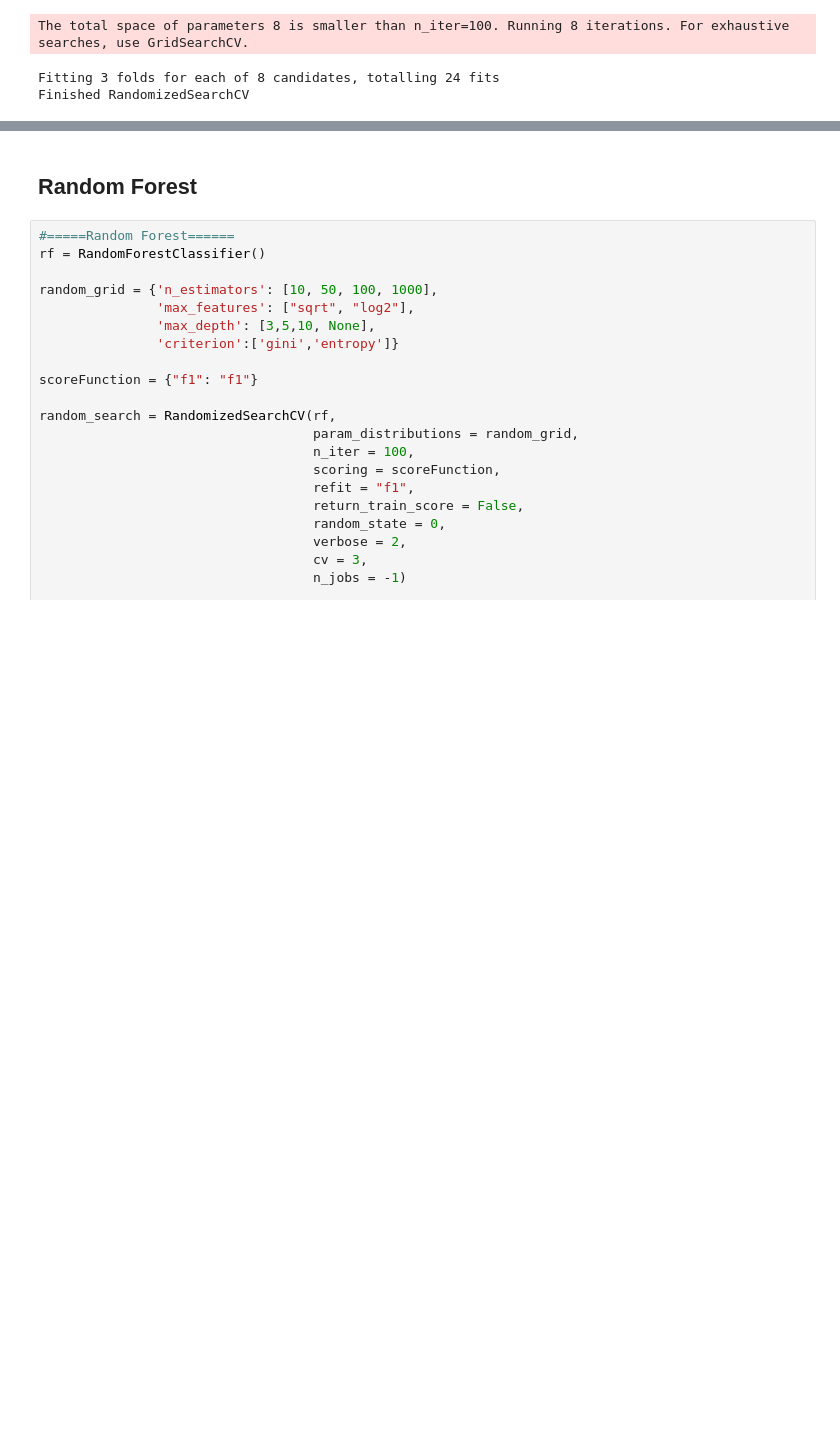
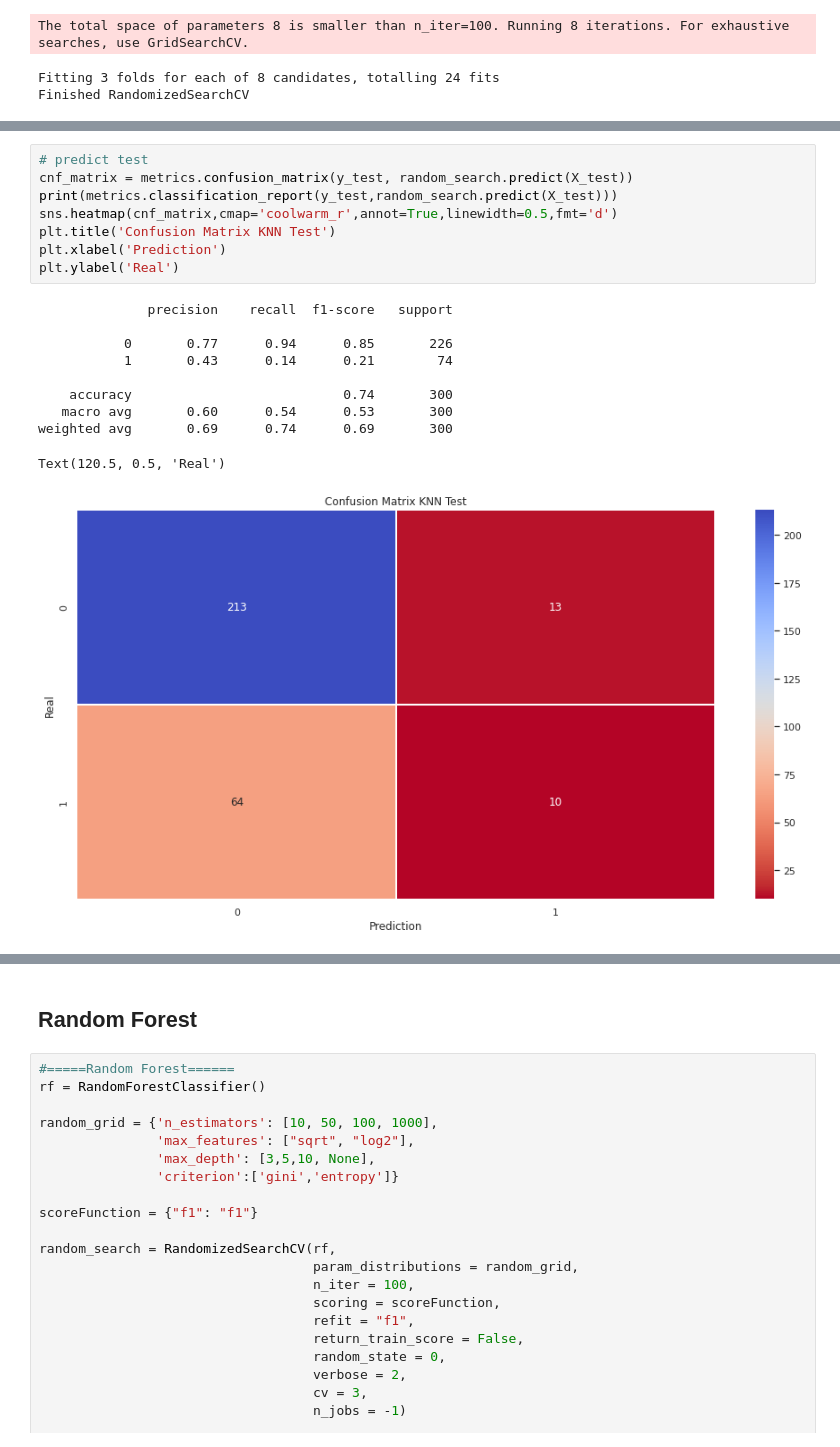
Before and after one commit to mhmmdmin/Assignment, a Jupyter notebook: Assignment_Day_10_Muhammad_Amin.ipynb, the cells around one changed output, grey strips where cells are left out. Cells and saved outputs as stored; diff of their text form; blank space fills up the shorter version.

```diff
--- a/Assignment_Day_10_Muhammad_Amin.ipynb
+++ b/Assignment_Day_10_Muhammad_Amin.ipynb
@@ -822,0 +853,19 @@ Finished RandomizedSearchCV
+# %%
+# predict test
+cnf_matrix = metrics.confusion_matrix(y_test, random_search.predict(X_test))
+print(metrics.classification_report(y_test,random_search.predict(X_test)))
+sns.heatmap(cnf_matrix,cmap='coolwarm_r',annot=True,linewidth=0.5,fmt='d')
+plt.title('Confusion Matrix KNN Test')
+plt.xlabel('Prediction')
+plt.ylabel('Real')
+# %% [output]
+              precision    recall  f1-score   support
+
+           0       0.77      0.94      0.85       226
+           1       0.43      0.14      0.21        74
+
+    accuracy                           0.74       300
+   macro avg       0.60      0.54      0.53       300
+weighted avg       0.69      0.74      0.69       300
+Text(120.5, 0.5, 'Real')
+[figure, added]
```
Also changed, not shown: parts of 33 cells of this notebook.
